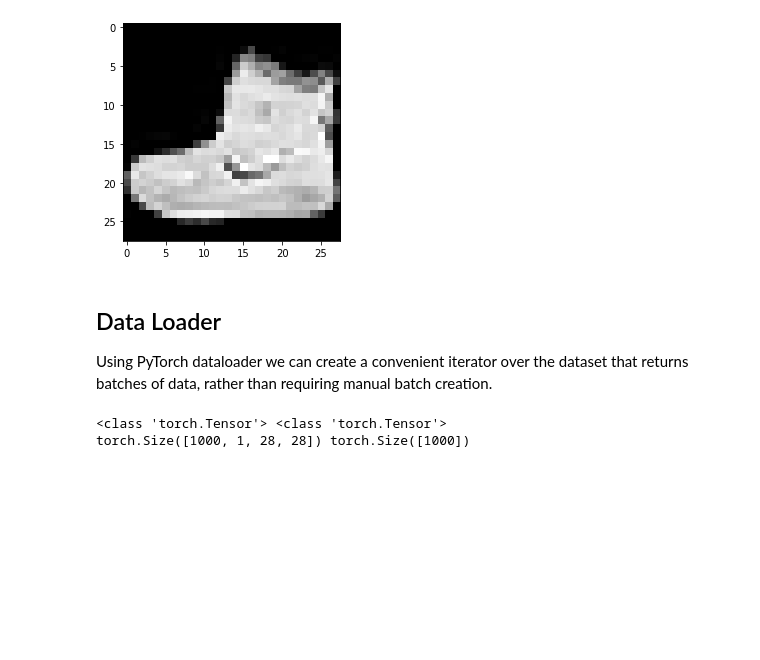
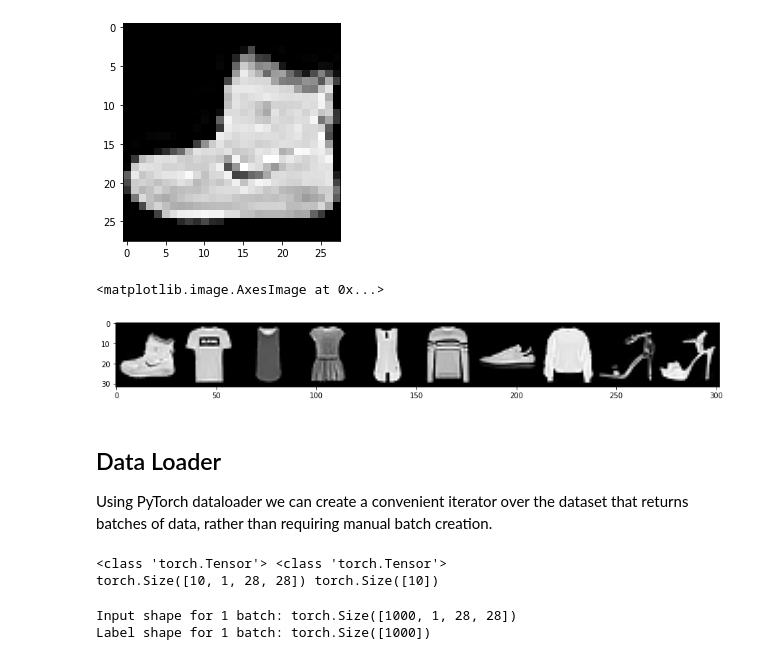
Before and after one commit to Markay12/pynq-finn-FPGA, a Jupyter notebook: NoiseWeightAnalysis/FashionMNIST_Noise.ipynb, the cells around one changed output. Drawn from its saved outputs; the diff is of its cells as text; code cells hidden in the pictures; blank space fills up the shorter version.

```diff
--- a/NoiseWeightAnalysis/FashionMNIST_Noise.ipynb
+++ b/NoiseWeightAnalysis/FashionMNIST_Noise.ipynb
@@ -50,6 +55,18 @@ print(label)
 # %% [output]
 9
 [figure]
+# %%
+demo_loader = torch.utils.data.DataLoader(train_set, batch_size=10)
+batch = next(iter(demo_loader))
+images, labels = batch
+
+grid = torchvision.utils.make_grid(images, nrow=10)
+
+plt.figure(figsize=(15, 20))
+plt.imshow(np.transpose(grid, (1, 2, 0)))
+# %% [output]
+<matplotlib.image.AxesImage at 0x...>
+[figure, added]
 # %% [markdown]
 ## Data Loader
 
@@ -71,4 +88,15 @@ print(type(images), type(labels))
 print(images.shape, labels.shape)
 # %% [output]
 <class 'torch.Tensor'> <class 'torch.Tensor'>
-torch.Size([1000, 1, 28, 28]) torch.Size([1000])
+torch.Size([10, 1, 28, 28]) torch.Size([10])
+# %%
+count = 0
+for x,y in train_loader:
+    print("Input shape for 1 batch: " + str(x.shape))
+    print("Label shape for 1 batch: " + str(y.shape))
+    count += 1
+    if count == 1:
+        break
+# %% [output]
+Input shape for 1 batch: torch.Size([1000, 1, 28, 28])
+Label shape for 1 batch: torch.Size([1000])
```
Also changed, not shown: parts of 7 cells of this notebook.
